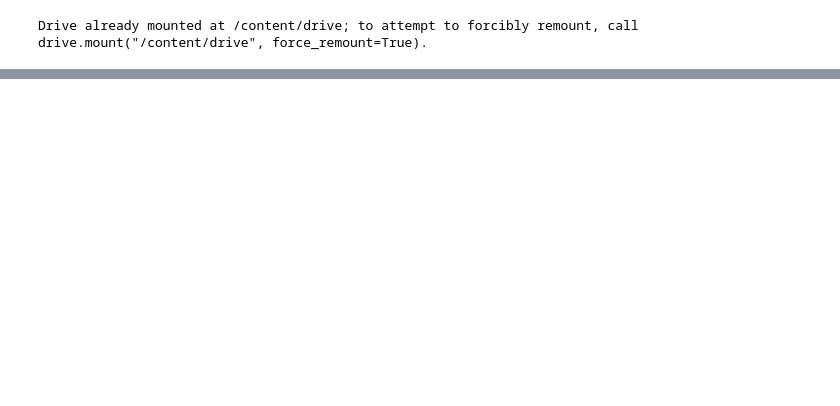
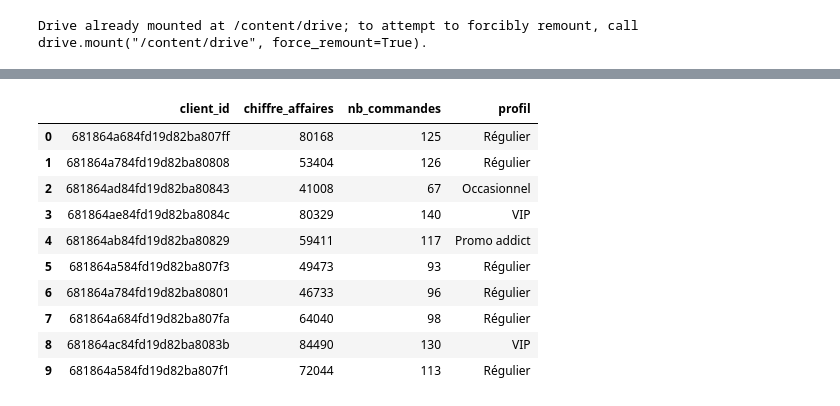
Before and after one commit to yasminemejrissi/ml_project, a Jupyter notebook: ml_project.ipynb, the cells around one changed output, grey strips where cells are left out. Drawn from its saved outputs; the diff is of its cells as text; code cells hidden in the pictures; blank space fills up the shorter version.

```diff
--- a/ml_project.ipynb
+++ b/ml_project.ipynb
@@ -225,14 +357,16 @@ for ligne in resultat:
 # %%
 #Segmentation des clients
+# Customer segmentation
+
 pipeline=[
     {
         "$group":{
             "_id":"$client_id",
-            "chiffre_affaires":{"$sum":"$montant"},
+            "chiffre_affaires":{"$sum":"$montant_totale"},
             "nb_commandes":{"$sum":1},
             "nb_commandes_promos":{
                 "$sum":{
-                    "$cond":[{"$ne":["$code_promo",None]},1,0]}} #si le code promo est diff de None alors compte 1 sinon 0
+                    "$cond":[{"$ne":["$code_promo",None]},1,0]}} # Count 1 if promo code is used, else 0
         }
     },
     {
@@ -255,7 +389,7 @@ pipeline=[
     {
         "$unwind":"$client"
     },
-    #Affichage
+    #Display
     {
         "$project":{
             "client_id":"$_id",
@@ -271,4 +405,13 @@ pipeline=[
     }
 ]
 
-resultat=list(commandes_col.aggregate(pipeline))
+resultat = list(commandes_col.aggregate(pipeline))
+df_comportement=pd.DataFrame(resultat)
+colonnes=["client_id","nom","prenom","pays","email","chiffre_affaires","nb_commandes","panier_moyen","ratio_code_promos"]
+df=df_comportement[colonnes]
+df_clients = pd.DataFrame(resultat)
+
+print(df["chiffre_affaires"].describe())
+print(df["nb_commandes"].describe())
+print(df["panier_moyen"].describe())
+print(df["ratio_code_promos"].describe())
@@ -274,0 +436,33 @@ resultat=list(commandes_col.aggregate(pipeline))
+# %%
+#Segmentation profil
+# Customer profile segmentation
+
+df = pd.DataFrame(resultat)
+
+def profiler(row):
+  if row["chiffre_affaires"]>=1000 and row["nb_commandes"]>=130:
+    return "VIP"
+  if row["ratio_code_promos"]>=0.765 and row["nb_commandes"]>=115:
+    return "Promo addict"
+  if row["nb_commandes"]>=90:
+    return "Régulier"
+  else:
+    return "Occasionnel"
+
+df["profil"]=df.apply(profiler, axis=1)
+df.head(10)
+
+#Display
+df[["client_id", "chiffre_affaires", "nb_commandes", "profil"]].head(10)
+# %% [output]
+|  | client_id | chiffre_affaires | nb_commandes | profil |
+| 0 | 681864a684fd19d82ba807ff | 80168 | 125 | Régulier |
+| 1 | 681864a784fd19d82ba80808 | 53404 | 126 | Régulier |
+| 2 | 681864ad84fd19d82ba80843 | 41008 | 67 | Occasionnel |
+| 3 | 681864ae84fd19d82ba8084c | 80329 | 140 | VIP |
+| 4 | 681864ab84fd19d82ba80829 | 59411 | 117 | Promo addict |
+| 5 | 681864a584fd19d82ba807f3 | 49473 | 93 | Régulier |
+| 6 | 681864a784fd19d82ba80801 | 46733 | 96 | Régulier |
+| 7 | 681864a684fd19d82ba807fa | 64040 | 98 | Régulier |
+| 8 | 681864ac84fd19d82ba8083b | 84490 | 130 | VIP |
+| 9 | 681864a584fd19d82ba807f1 | 72044 | 113 | Régulier |
```
Also changed, not shown: parts of 31 cells of this notebook.
